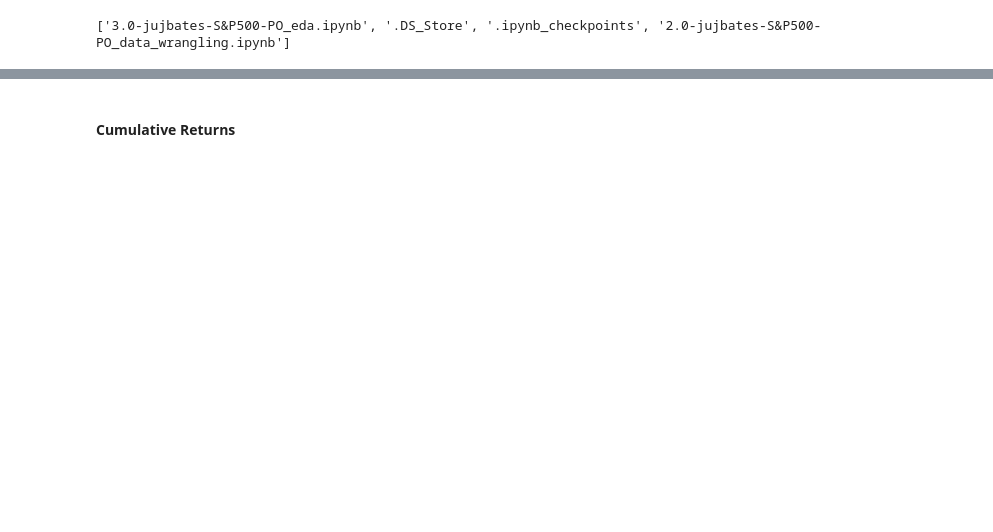
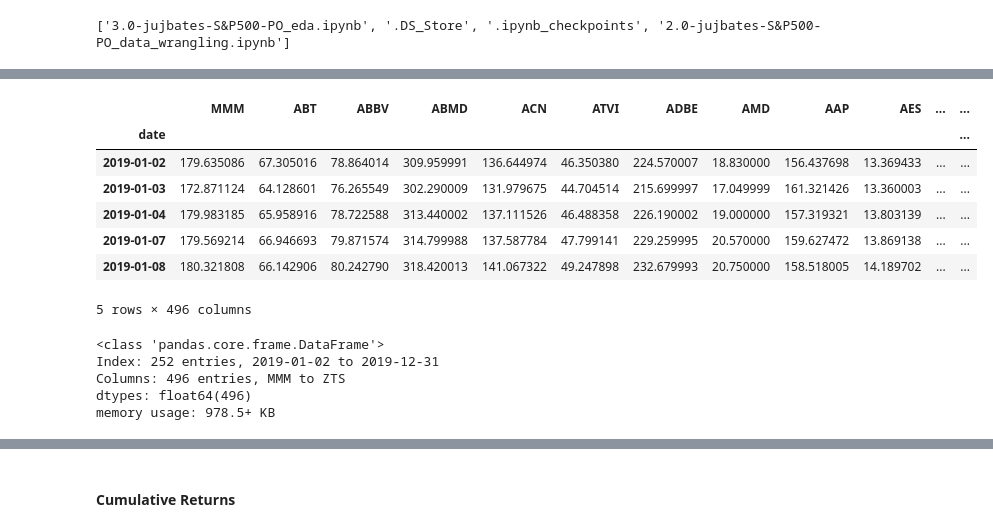
Before and after one commit to jujbates/Portfolio-Optimization, a Jupyter notebook: portopt/notebooks/exploratory/3.0-jujbates-S&P500-PO_eda.ipynb, the cells around one changed output, grey strips where cells are left out. Drawn from its saved outputs; the diff is of its cells as text; code cells hidden in the pictures; blank space fills up the shorter version.

Commit message:
Fixed up data wrangling and eda notebooks. also fixed up get_data

```diff
--- a/portopt/notebooks/exploratory/3.0-jujbates-S&P500-PO_eda.ipynb
+++ b/portopt/notebooks/exploratory/3.0-jujbates-S&P500-PO_eda.ipynb
@@ -82,0 +78,7 @@ Uses
+# %%
+
+wiki_df = pd.read_csv(project_dir + '/data/interim/'+ 'wiki_sp500_interim.csv', index_col=['Symbol'])
+slick_df = pd.read_csv(project_dir + '/data/interim/'+ 'slick_sp500_interim.csv', index_col=['#'])
+sp500_adj_close_df = pd.read_csv(project_dir + '/data/interim/'+ 'yahoo_sp500_adj_close_interim.csv', index_col=['date'])
+sp500_df = pd.read_csv(project_dir + '/data/interim/'+ 'yahoo_sp500_shares_outstanding_interim.csv', index_col=['symbol'])
+sp500_index_adj_close_df = pd.read_csv(project_dir + '/data/interim/'+ 'yahoo_sp500_index_adj_close_interim.csv', index_col=['date'])
@@ -88,0 +139,19 @@ sp_df.index
+# %%
+sp500_adj_close_df.head()
+# %% [output]
+|  | MMM | ABT | ABBV | ABMD | ACN | ATVI | ADBE | AMD | AAP | AES | ... | ... |
+| date |  |  |  |  |  |  |  |  |  |  |  | ... |
+| 2019-01-02 | 179.635086 | 67.305016 | 78.864014 | 309.959991 | 136.644974 | 46.350380 | 224.570007 | 18.830000 | 156.437698 | 13.369433 | ... | ... |
+| 2019-01-03 | 172.871124 | 64.128601 | 76.265549 | 302.290009 | 131.979675 | 44.704514 | 215.699997 | 17.049999 | 161.321426 | 13.360003 | ... | ... |
+| 2019-01-04 | 179.983185 | 65.958916 | 78.722588 | 313.440002 | 137.111526 | 46.488358 | 226.190002 | 19.000000 | 157.319321 | 13.803139 | ... | ... |
+| 2019-01-07 | 179.569214 | 66.946693 | 79.871574 | 314.799988 | 137.587784 | 47.799141 | 229.259995 | 20.570000 | 159.627472 | 13.869138 | ... | ... |
+| 2019-01-08 | 180.321808 | 66.142906 | 80.242790 | 318.420013 | 141.067322 | 49.247898 | 232.679993 | 20.750000 | 158.518005 | 14.189702 | ... | ... |
+5 rows × 496 columns
+# %%
+sp500_adj_close_df.info()
+# %% [output]
+<class 'pandas.core.frame.DataFrame'>
+Index: 252 entries, 2019-01-02 to 2019-12-31
+Columns: 496 entries, MMM to ZTS
+dtypes: float64(496)
+memory usage: 978.5+ KB
```
Also changed, not shown: parts of 19 cells of this notebook, 3 other files.
